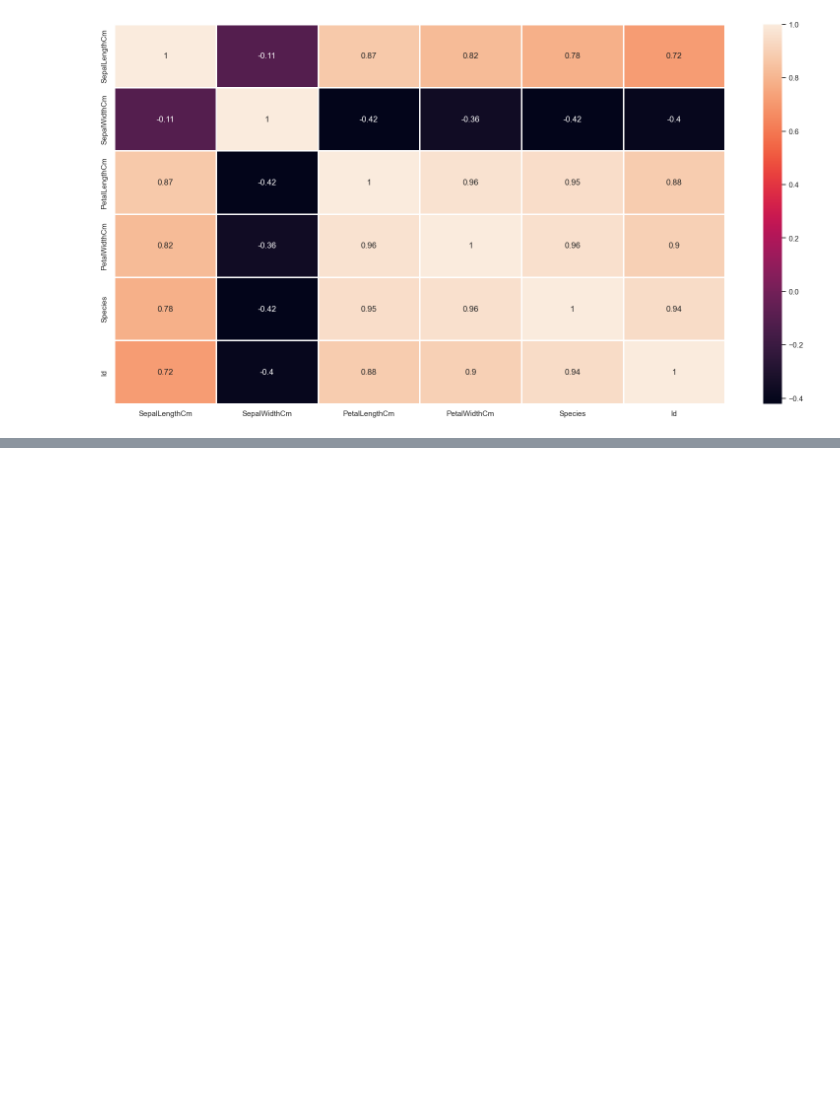
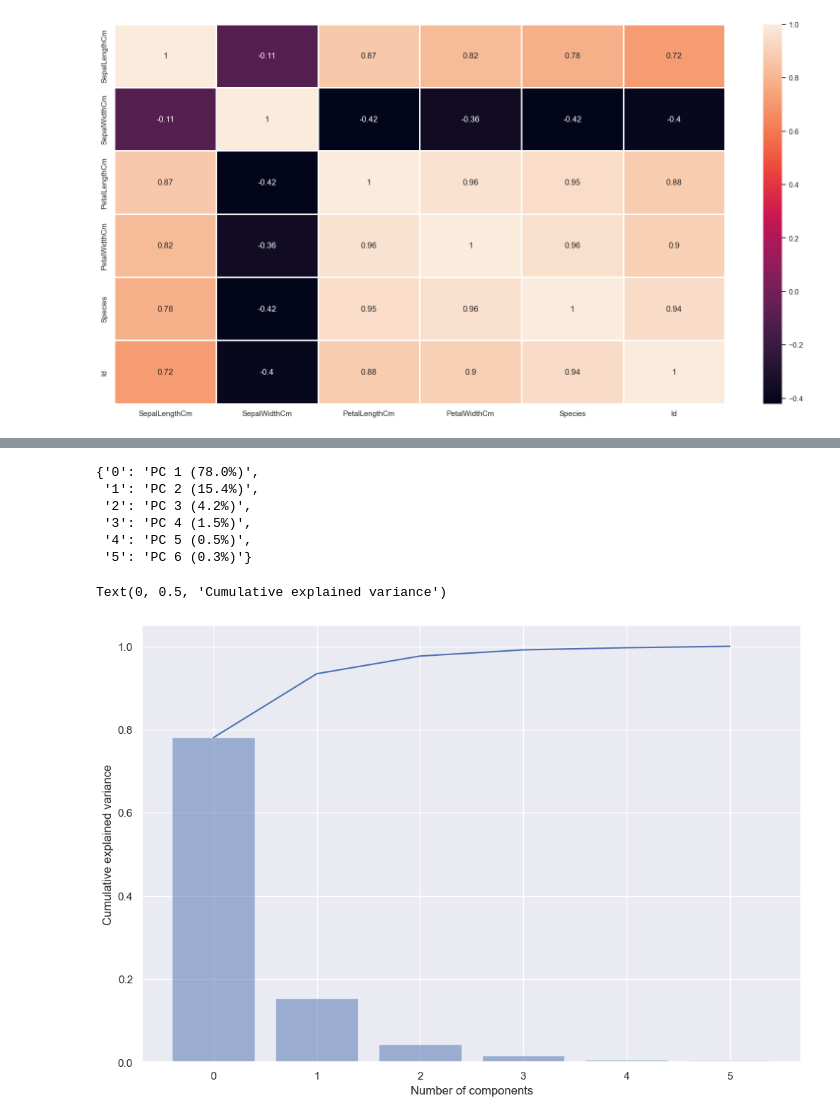
Before and after one commit to Tobilobaaxx/iris_pca_detection, a Jupyter notebook: classifieddata.ipynb, the cells around one changed output, grey strips where cells are left out. Saved outputs shown, nothing was run; the diff lists cells and outputs as text; code cells hidden in the pictures; blank space fills up the shorter version.

```diff
--- a/classifieddata.ipynb
+++ b/classifieddata.ipynb
@@ -130,0 +204,24 @@ NameError: name 'y' is not defined
+# %%
+PC_variance = {
+    str(i): f"PC {i+1} ({var:.1f}%)"
+    for i, var in enumerate(pca.explained_variance_ratio_ * 100)
+}
+PC_variance
+# %% [output]
+{'0': 'PC 1 (78.0%)',
+ '1': 'PC 2 (15.4%)',
+ '2': 'PC 3 (4.2%)',
+ '3': 'PC 4 (1.5%)',
+ '4': 'PC 5 (0.5%)',
+ '5': 'PC 6 (0.3%)'}
+# %%
+ell = pca.explained_variance_ratio_
+plt.figure()
+ind = np.arange(len(ell))
+plt.bar(ind, ell, align='center', alpha=0.5)
+plt.plot(np.cumsum(ell))
+plt.xlabel('Number of components')
+plt.ylabel('Cumulative explained variance')
+# %% [output]
+Text(0, 0.5, 'Cumulative explained variance')
+[figure, added]
```
Also changed, not shown: parts of 14 cells of this notebook, 1 other file.
